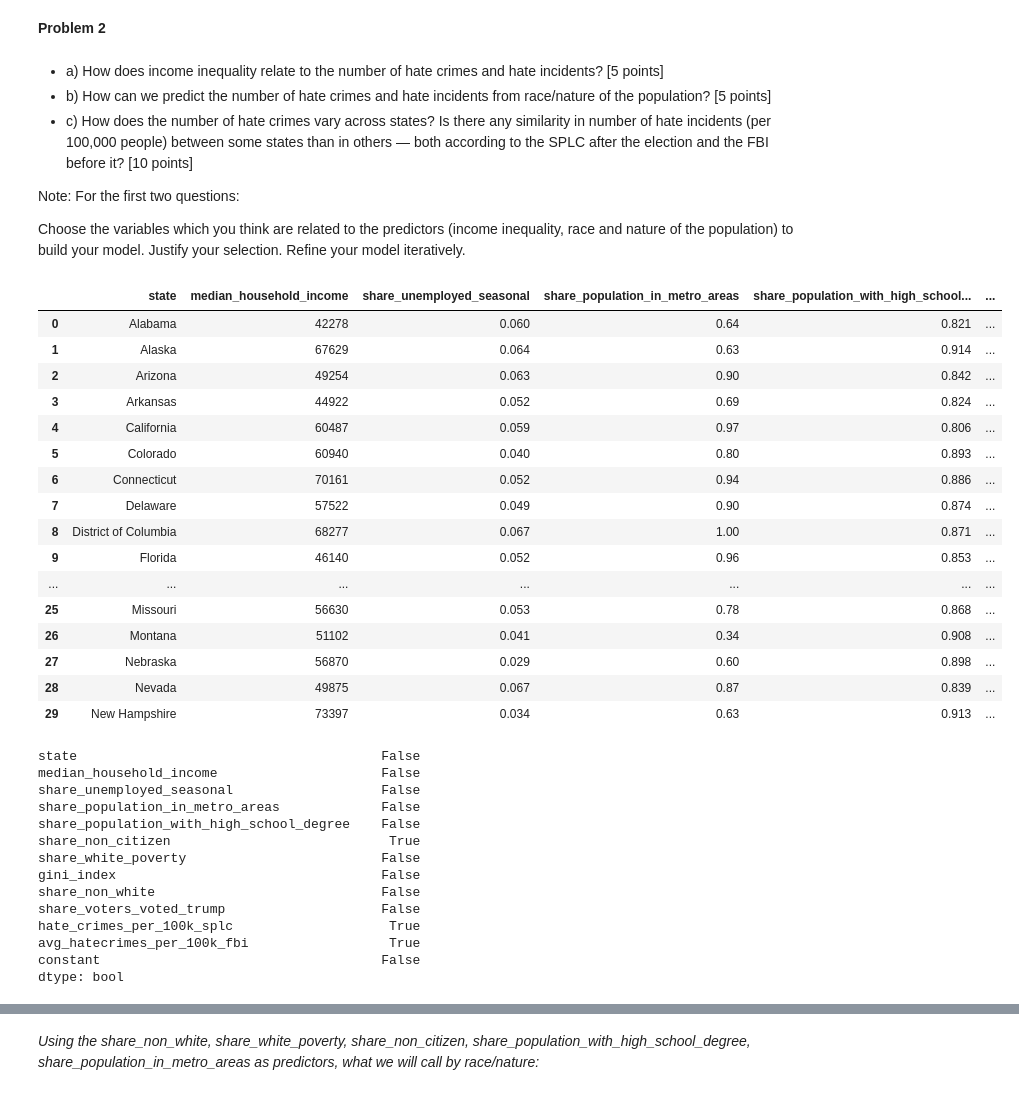
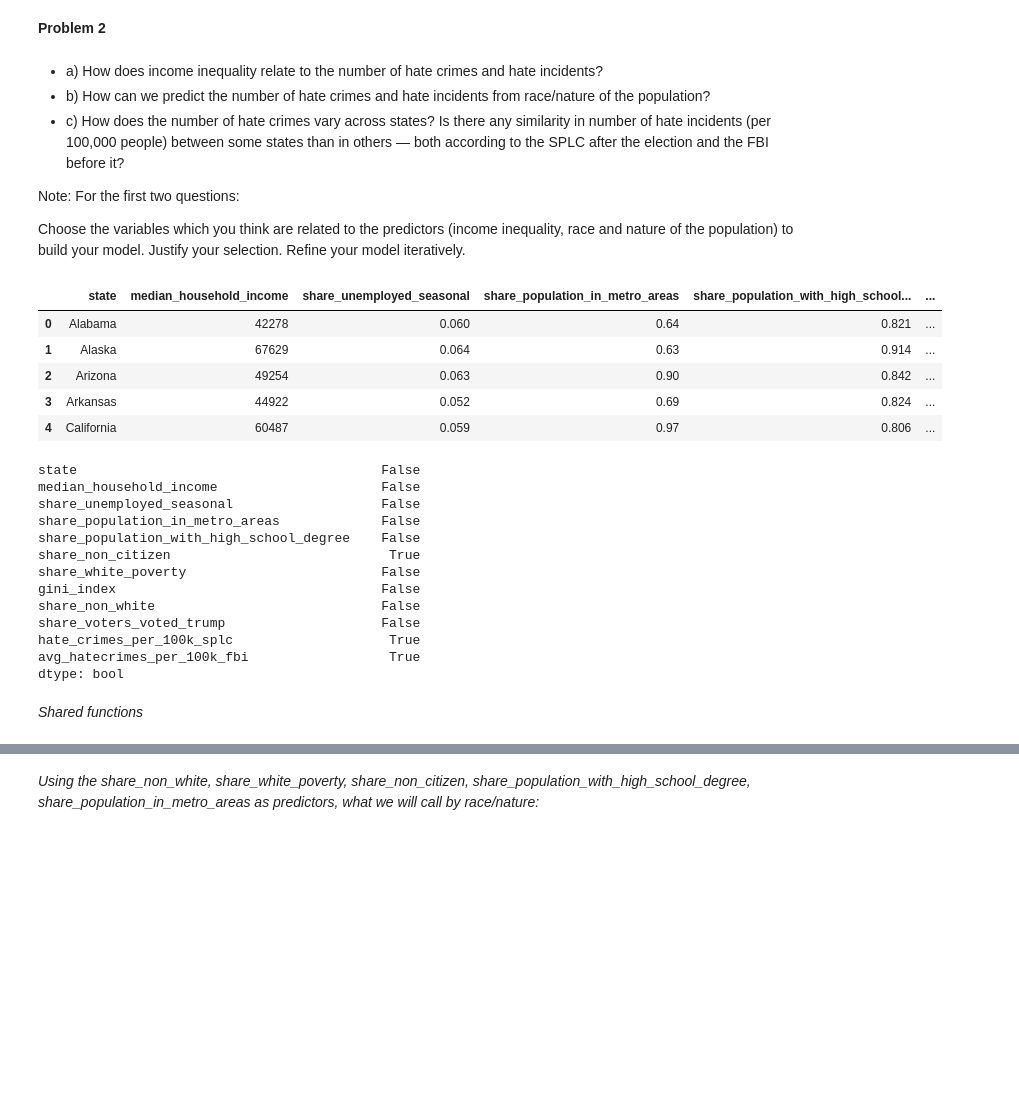
Before and after one commit to TheFrankdalorian/IMT_574, a Jupyter notebook: Week5/Homework/5.8_Midterm_Problem2.ipynb, the cells around one changed output, grey strips where cells are left out. Cells and saved outputs as stored; diff of their text form; code cells hidden in the pictures; blank space fills up the shorter version.

```diff
--- a/Week5/Homework/5.8_Midterm_Problem2.ipynb
+++ b/Week5/Homework/5.8_Midterm_Problem2.ipynb
@@ -15,9 +11,9 @@ from sklearn.metrics  import accuracy_score, precision_score, recall_score, mean
 # %% [markdown]
 **Problem 2**
 # %% [markdown]
-- a) How does income inequality relate to the number of hate crimes and hate incidents? [5 points]
-- b) How can we predict the number of hate crimes and hate incidents from race/nature of the population? [5 points]
-- c) How does the number of hate crimes vary across states? Is there any similarity in number of hate incidents (per 100,000 people) between some states than in others — both according to the SPLC after the election and the FBI before it? [10 points]
+- a) How does income inequality relate to the number of hate crimes and hate incidents?
+- b) How can we predict the number of hate crimes and hate incidents from race/nature of the population?
+- c) How does the number of hate crimes vary across states? Is there any similarity in number of hate incidents (per 100,000 people) between some states than in others — both according to the SPLC after the election and the FBI before it?
 
 Note: For the first two questions:
 
@@ -25,31 +21,18 @@ Choose the variables which you think are related to the predictors (income inequ
 Refine your model iteratively.
 # %%
 #Reading dataset
-df2 = pd.read_csv('~/UW/IMT_574/Week5/Homework/hatecrime.csv')
-#Adding constant
-df2['constant'] = 1
-df2.head(30)
+df_crime = pd.read_csv('~/UW/IMT_574/Week5/Homework/hatecrime.csv')
+df_crime.head()
 # %% [output]
 |  | state | median_household_income | share_unemployed_seasonal | share_population_in_metro_areas | share_population_with_high_school... | ... |
 | 0 | Alabama | 42278 | 0.060 | 0.64 | 0.821 | ... |
 | 1 | Alaska | 67629 | 0.064 | 0.63 | 0.914 | ... |
 | 2 | Arizona | 49254 | 0.063 | 0.90 | 0.842 | ... |
 | 3 | Arkansas | 44922 | 0.052 | 0.69 | 0.824 | ... |
 | 4 | California | 60487 | 0.059 | 0.97 | 0.806 | ... |
-| 5 | Colorado | 60940 | 0.040 | 0.80 | 0.893 | ... |
-| 6 | Connecticut | 70161 | 0.052 | 0.94 | 0.886 | ... |
-| 7 | Delaware | 57522 | 0.049 | 0.90 | 0.874 | ... |
-| 8 | District of Columbia | 68277 | 0.067 | 1.00 | 0.871 | ... |
-| 9 | Florida | 46140 | 0.052 | 0.96 | 0.853 | ... |
-| ... | ... | ... | ... | ... | ... | ... |
-| 25 | Missouri | 56630 | 0.053 | 0.78 | 0.868 | ... |
-| 26 | Montana | 51102 | 0.041 | 0.34 | 0.908 | ... |
-| 27 | Nebraska | 56870 | 0.029 | 0.60 | 0.898 | ... |
-| 28 | Nevada | 49875 | 0.067 | 0.87 | 0.839 | ... |
-| 29 | New Hampshire | 73397 | 0.034 | 0.63 | 0.913 | ... |
 # %%
 #Checking for missing values to impute
-df2.isna().any()
+df_crime.isna().any()
 # %% [output]
 state                                       False
 median_household_income                     False
@@ -63,7 +46,6 @@ share_non_white                             False
 share_voters_voted_trump                    False
 hate_crimes_per_100k_splc                    True
 avg_hatecrimes_per_100k_fbi                  True
-constant                                    False
 dtype: bool
 # %%
 #Imputing NaN values with mean values
@@ -77,5 +59,7 @@ df2['share_non_citizen'].fillna(value=mean_value_non_citizen, inplace=True)
 # %%
 # df2.info()
+# %% [markdown]
+*Shared functions*
 # %%
 def get_metrics(y_test, y_pred, legend):
     mse = mean_squared_error(y_test, y_pred)
```
Also changed, not shown: parts of 71 cells of this notebook, 1 other file.
